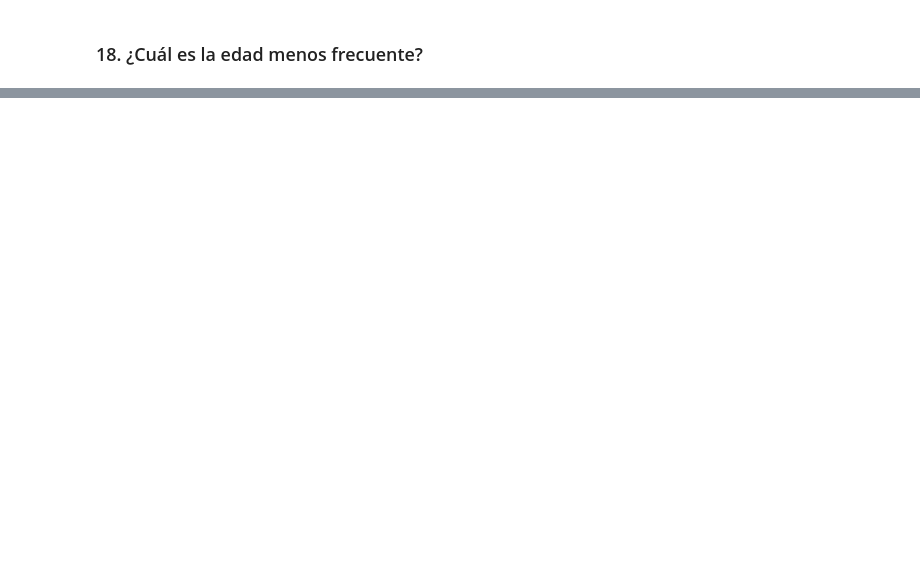
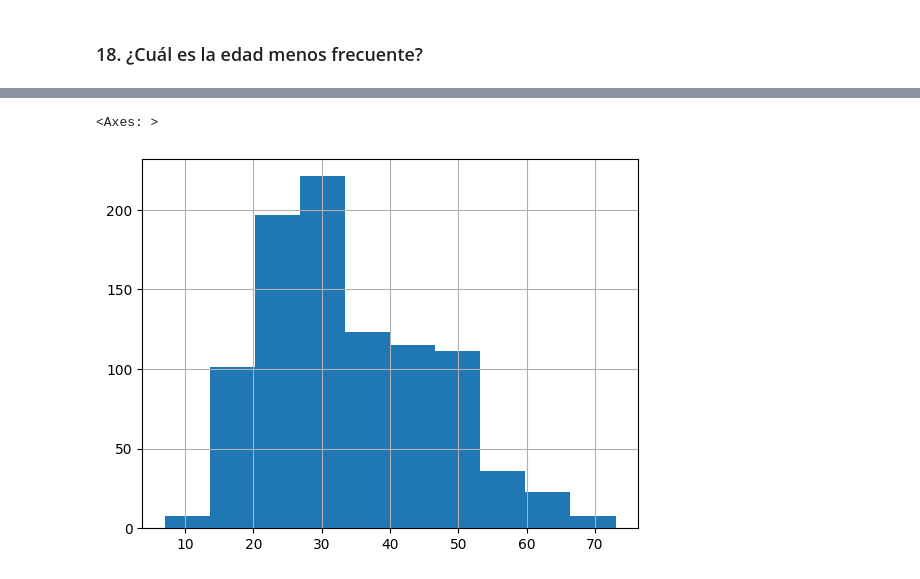
Before and after one commit to Jon3J/dsft2409_Jon, a Jupyter notebook: 2-Data_Analysis/2-Pandas/Practica/0-Occupation/Occupation.ipynb, the cells around one changed output, grey strips where cells are left out. Cells and saved outputs as stored; diff of their text form; code cells hidden in the pictures; blank space fills up the shorter version.

```diff
--- a/2-Data_Analysis/2-Pandas/Practica/0-Occupation/Occupation.ipynb
+++ b/2-Data_Analysis/2-Pandas/Practica/0-Occupation/Occupation.ipynb
@@ -168,0 +263,2 @@ array([[1, 24, 'M', 'technician', '85711'],
+# %%
+users.set_index('user_id') #usar columna como índice
@@ -168,0 +280,3 @@ array([[1, 24, 'M', 'technician', '85711'],
+# %%
+users.set_index('user_id',inplace=True)
+users
@@ -321,0 +484,5 @@ print(users["age"].idxmin()) #El valor menos frecuente
+# %%
+users['age'].hist()
+# %% [output]
+<Axes: >
+[figure, added]
```
Also changed, not shown: parts of 25 cells of this notebook.
